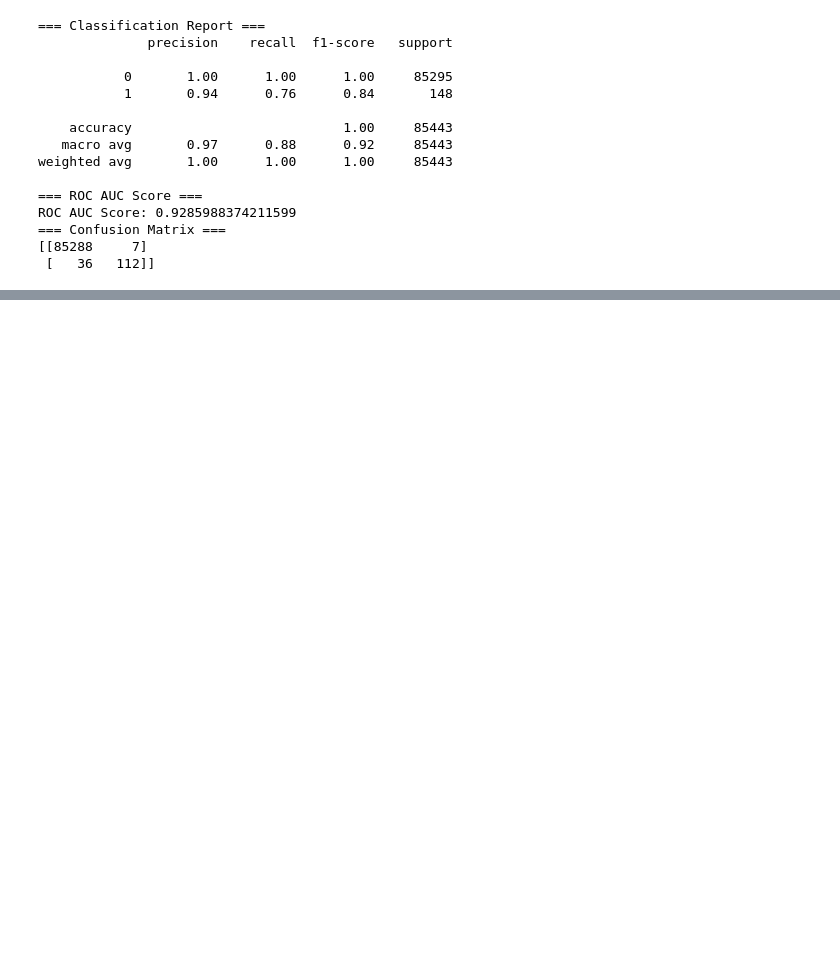
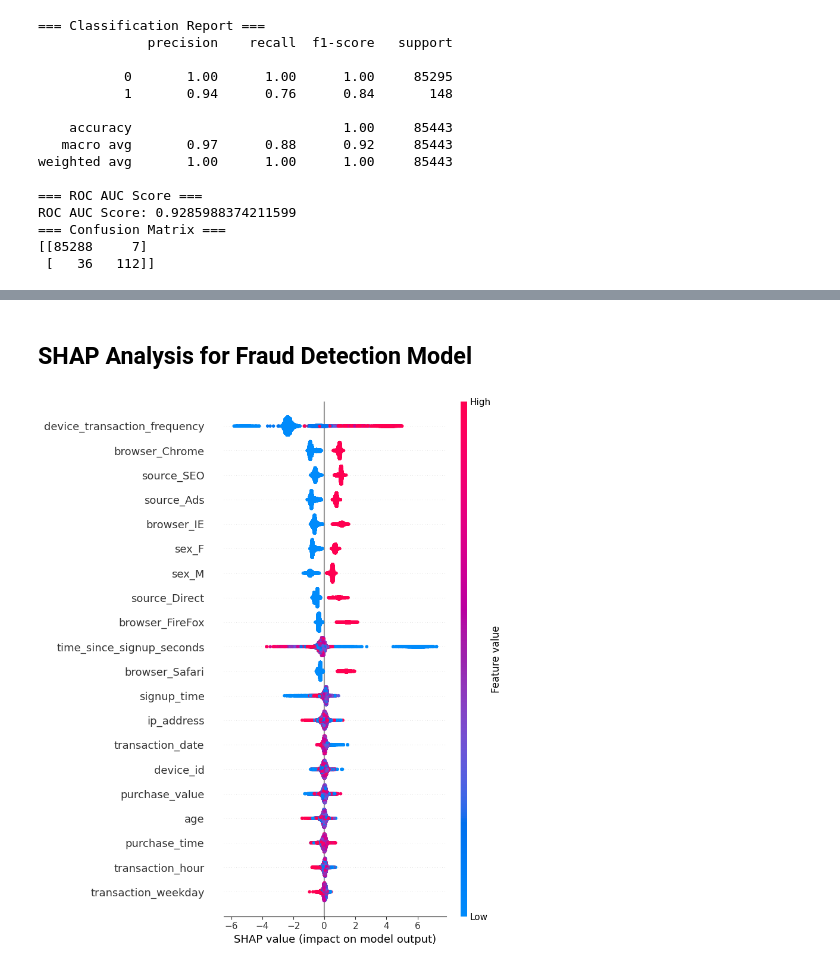
Before and after one commit to Martha3001/improved-fraud-detection-week8, a Jupyter notebook: notebooks/models.ipynb, the cells around one changed output, grey strips where cells are left out. Drawn from its saved outputs; the diff is of its cells as text; code cells hidden in the pictures; blank space fills up the shorter version.

Commit message:
feat: Model Explainability

```diff
--- a/notebooks/models.ipynb
+++ b/notebooks/models.ipynb
@@ -128 +130,10 @@ display(results_df)
 | 3 | credit_df | XGBoost | 1.00 | 0.94 | 0.76 | 0.84 | 0.93 |
+# %% [markdown]
+## SHAP Analysis for Fraud Detection Model
+# %%
+explainer_fraud = shap.TreeExplainer(xgb_fraud)
+shap_values_fraud = explainer_fraud.shap_values(X_test_fraud)
+# %%
+shap.summary_plot(shap_values_fraud, X_test_fraud, feature_names=X_test_fraud.columns)
+# %% [output]
+[figure, added]
```
Also changed, not shown: parts of 10 cells of this notebook.
